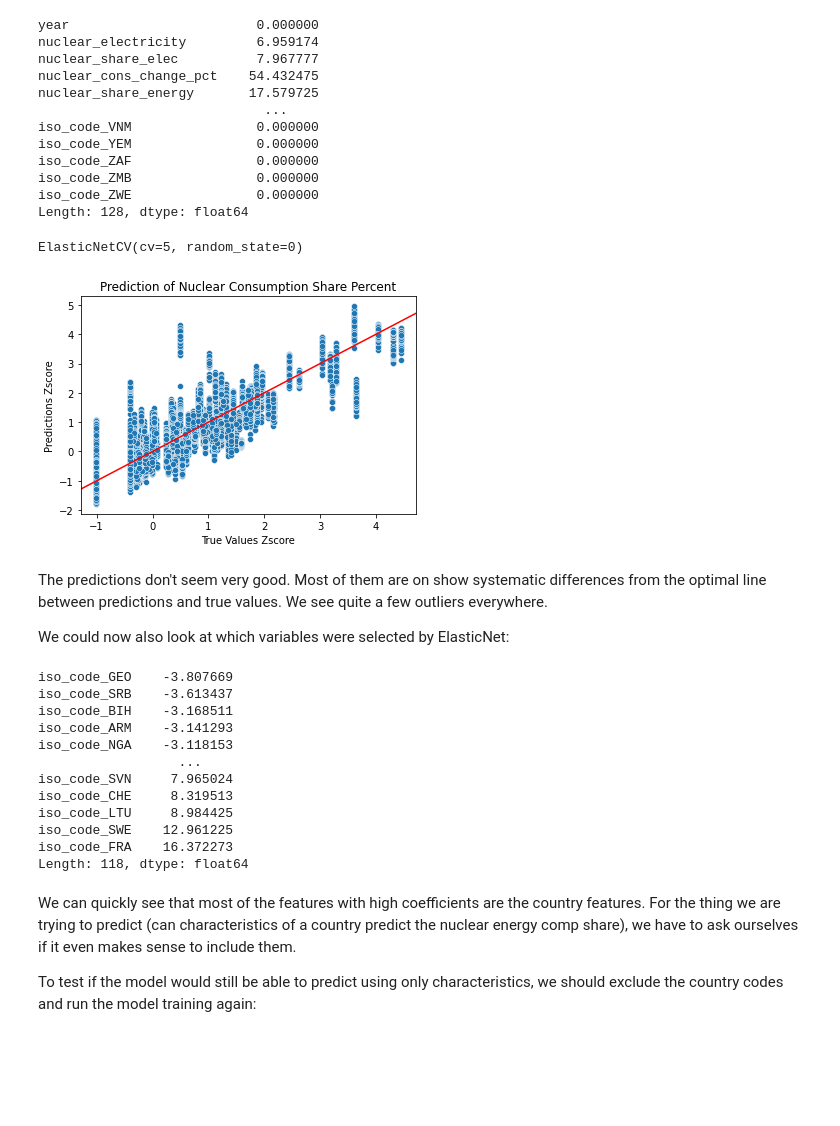
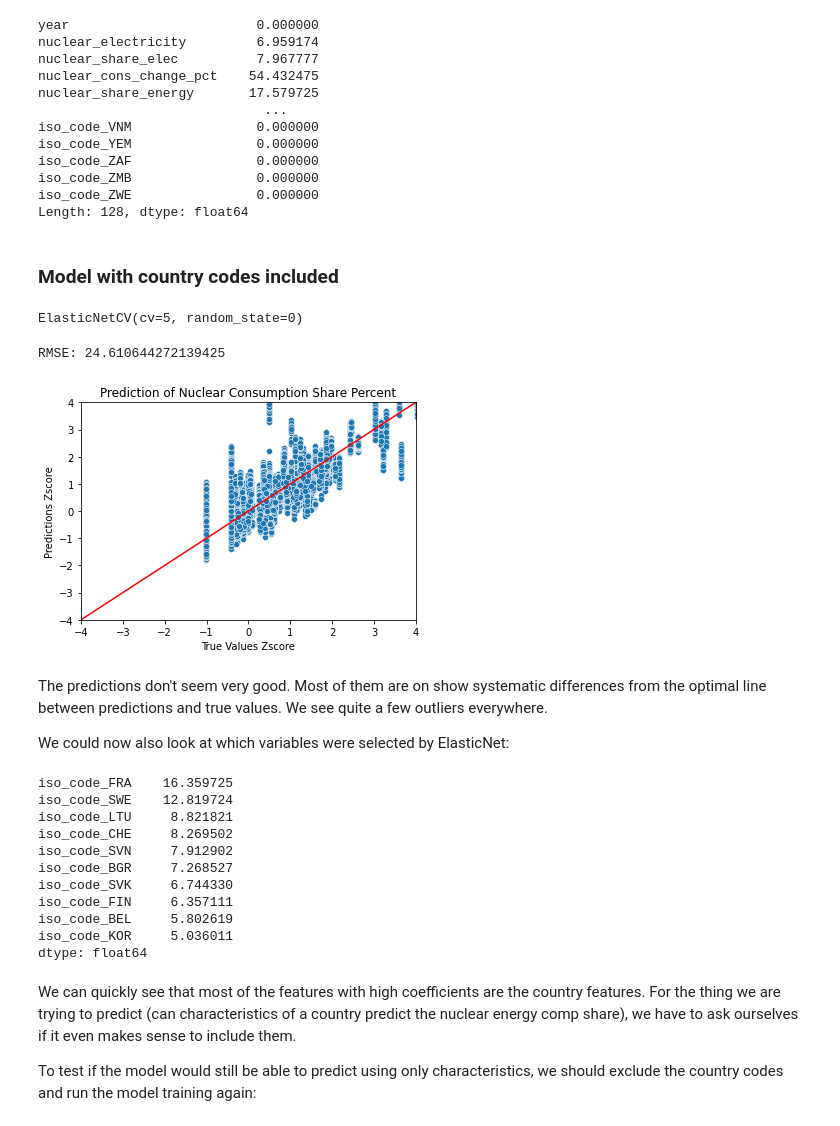
Before and after one commit to Molybdenum42/DOPP_Exercise3, a Jupyter notebook: Characteristic_of_Nuclear_Countries.ipynb, the cells around one changed output. Drawn from its saved outputs; the diff is of its cells as text; code cells hidden in the pictures; blank space fills up the shorter version.

Commit message:
Add some more elasitcnet models and different types of feature subselections to Characteristics notebook.

```diff
--- a/Characteristic_of_Nuclear_Countries.ipynb
+++ b/Characteristic_of_Nuclear_Countries.ipynb
@@ -540,6 +543,8 @@ iso_code_ZAF                0.000000
 iso_code_ZMB                0.000000
 iso_code_ZWE                0.000000
 Length: 128, dtype: float64
+# %% [markdown]
+### Model with country codes included
 # %%
 nuc_intersting_merge = nuc_intersting_merge.fillna(-5)
 
@@ -555,37 +560,47 @@ regressor.fit(X_train, y_train)
 # %% [output]
 ElasticNetCV(cv=5, random_state=0)
 # %%
-predictions = regressor.predict(X_test)
-ax = sns.scatterplot(x=(y_test - y_test.mean())/ y_test.std(), y=(predictions - predictions.mean())/ predictions.std())
-ax.axline((0,0),(1,1),c="red")
-ax.set_title("Prediction of Nuclear Consumption Share Percent")
-ax.set_xlabel("True Values Zscore")
-ax.set_ylabel("Predictions Zscore");
+from sklearn.metrics import mean_squared_error
+def evaluate_model(model, xtest, ytest):
+    predictions = model.predict(xtest)
+    ax = sns.scatterplot(x=(ytest - ytest.mean())/ ytest.std(), y=(predictions - predictions.mean())/ predictions.std())
+    ax.axline((0,0),(1,1),c="red")
+    ax.set_title("Prediction of Nuclear Consumption Share Percent")
+    ax.set_xlabel("True Values Zscore")
+    ax.set_ylabel("Predictions Zscore")
+    ax.set(xlim=(-4,4))
+    ax.set(ylim=(-4,4))
+    print(f"RMSE: {mean_squared_error(y_test, predictions)}")
+
+evaluate_model(regressor, X_test, y_test)
 # %% [output]
+RMSE: 24.610644272139425
-[figure, old version]
+[figure, new version]
 # %% [markdown]
 The predictions don't seem very good. Most of them are on
 show systematic differences from the optimal line between
 predictions and true values. We see quite a few outliers everywhere.
 
 We could now also look at which variables were selected by ElasticNet:
-# %%
-feature_coefficients = pd.Series(regressor.coef_)
-feature_coefficients.index = features.columns
-feature_coefficients.sort_values()
-# %% [output]
-iso_code_GEO    -3.807669
-iso_code_SRB    -3.613437
-iso_code_BIH    -3.168511
-iso_code_ARM    -3.141293
-iso_code_NGA    -3.118153
-                  ...
-iso_code_SVN     7.965024
-iso_code_CHE     8.319513
-iso_code_LTU     8.984425
-iso_code_SWE    12.961225
-iso_code_FRA    16.372273
-Length: 118, dtype: float64
+# %%
+def get_sorted_coefficients(model, trainingset, n=10):
+    coefs = pd.Series(model.coef_)
+    coefs.index = trainingset.columns
+    print(coefs.abs().sort_values(ascending=False).head(n))
+
+get_sorted_coefficients(regressor, X_train)
+# %% [output]
+iso_code_FRA    16.359725
+iso_code_SWE    12.819724
+iso_code_LTU     8.821821
+iso_code_CHE     8.269502
+iso_code_SVN     7.912902
+iso_code_BGR     7.268527
+iso_code_SVK     6.744330
+iso_code_FIN     6.357111
+iso_code_BEL     5.802619
+iso_code_KOR     5.036011
+dtype: float64
 # %% [markdown]
 We can quickly see that most of the features with high coefficients are the country features.
 For the thing we are trying to predict (can characteristics of a country predict the nuclear energy
```
Also changed, not shown: parts of 15 cells of this notebook.
